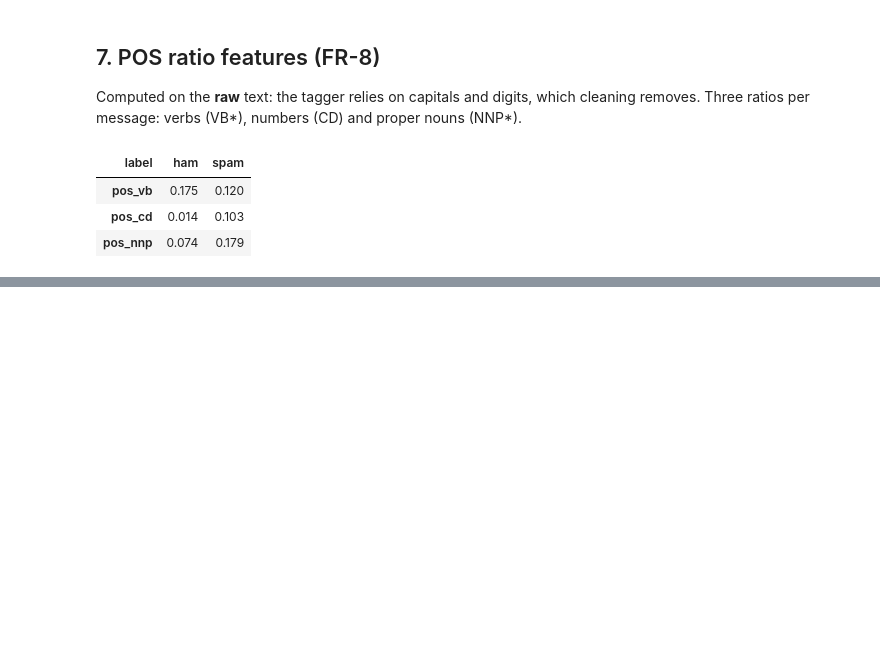
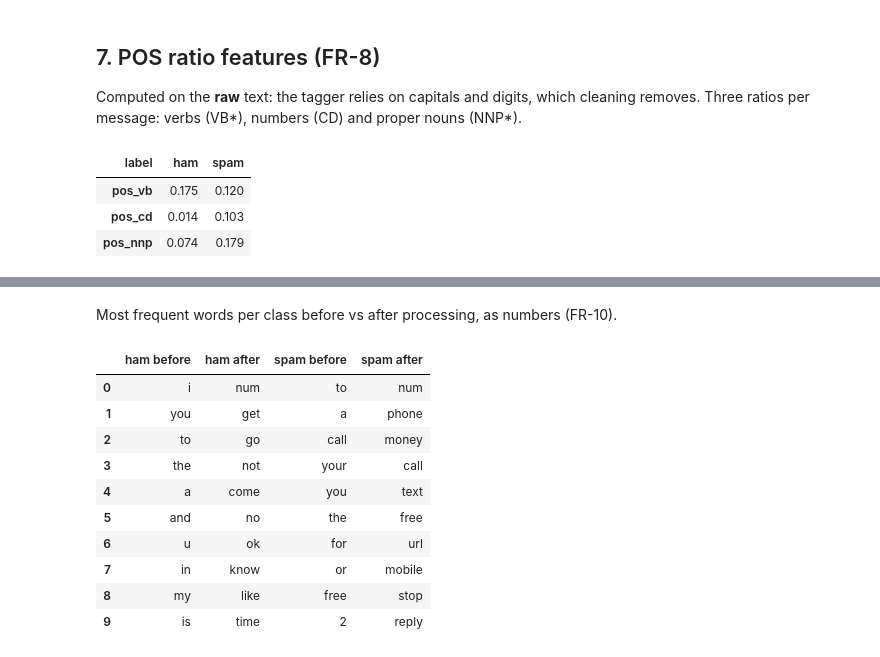
Before and after one commit to imadmurr/sms-spam-detector, a Jupyter notebook: sms_spam_detector.ipynb, the cells around one changed output, grey strips where cells are left out. Saved outputs shown, nothing was run; the diff lists cells and outputs as text; code cells hidden in the pictures; blank space fills up the shorter version.

```diff
--- a/sms_spam_detector.ipynb
+++ b/sms_spam_detector.ipynb
@@ -353,0 +426,25 @@ df.groupby("label")[POS_FEATURES].mean().T.round(3)
+# %% [markdown]
+Most frequent words per class before vs after processing, as numbers (FR-10).
+# %%
+def top_words(texts, k=10):
+    return [w for w, _ in Counter(w for t in texts for w in t).most_common(k)]
+
+
+pd.DataFrame({
+    f"{label} {stage}": top_words(col_fn(train[train['label'] == label]))
+    for label in ["ham", "spam"]
+    for stage, col_fn in [("before", lambda p: p["text"].str.lower().str.split()),
+                          ("after", lambda p: p["tokens"])]
+})
+# %% [output]
+|  | ham before | ham after | spam before | spam after |
+| 0 | i | num | to | num |
+| 1 | you | get | a | phone |
+| 2 | to | go | call | money |
+| 3 | the | not | your | call |
+| 4 | a | come | you | text |
+| 5 | and | no | the | free |
+| 6 | u | ok | for | url |
+| 7 | in | know | or | mobile |
+| 8 | my | like | free | stop |
+| 9 | is | time | 2 | reply |
```
Also changed, not shown: parts of 8 cells of this notebook, 4 other files.
